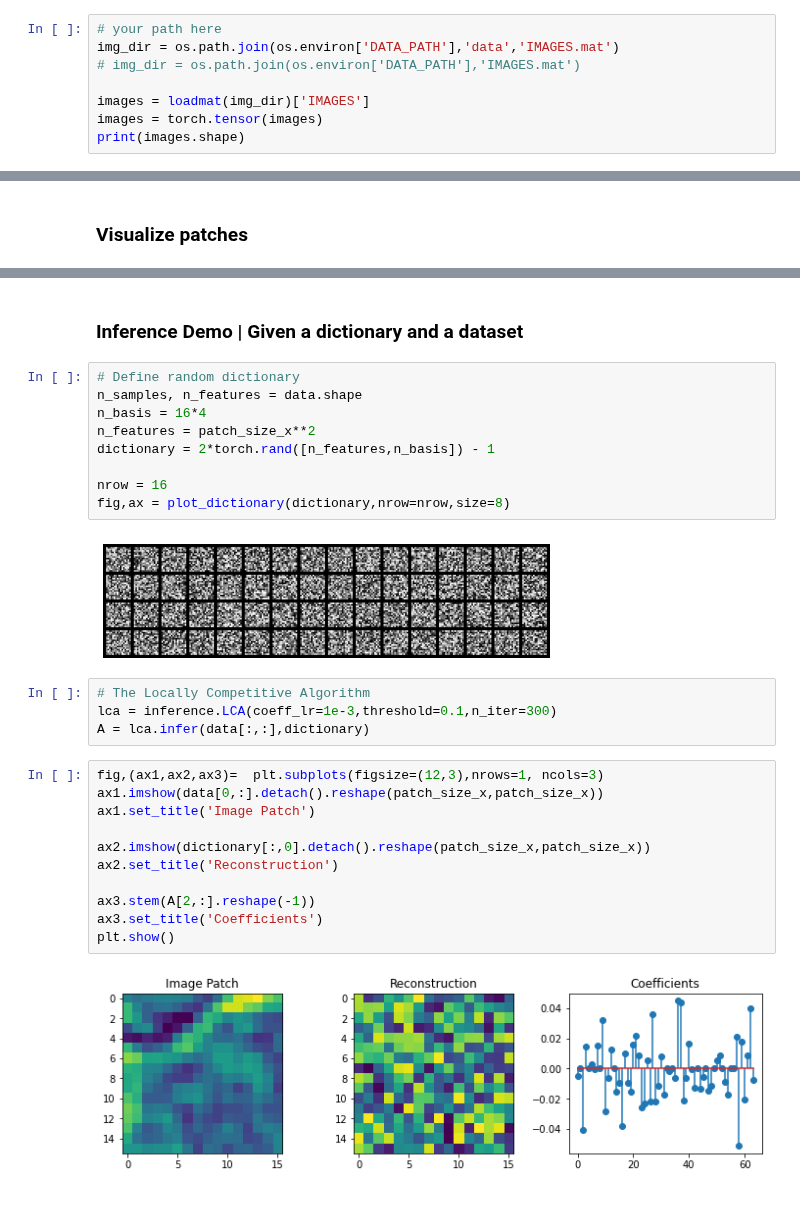
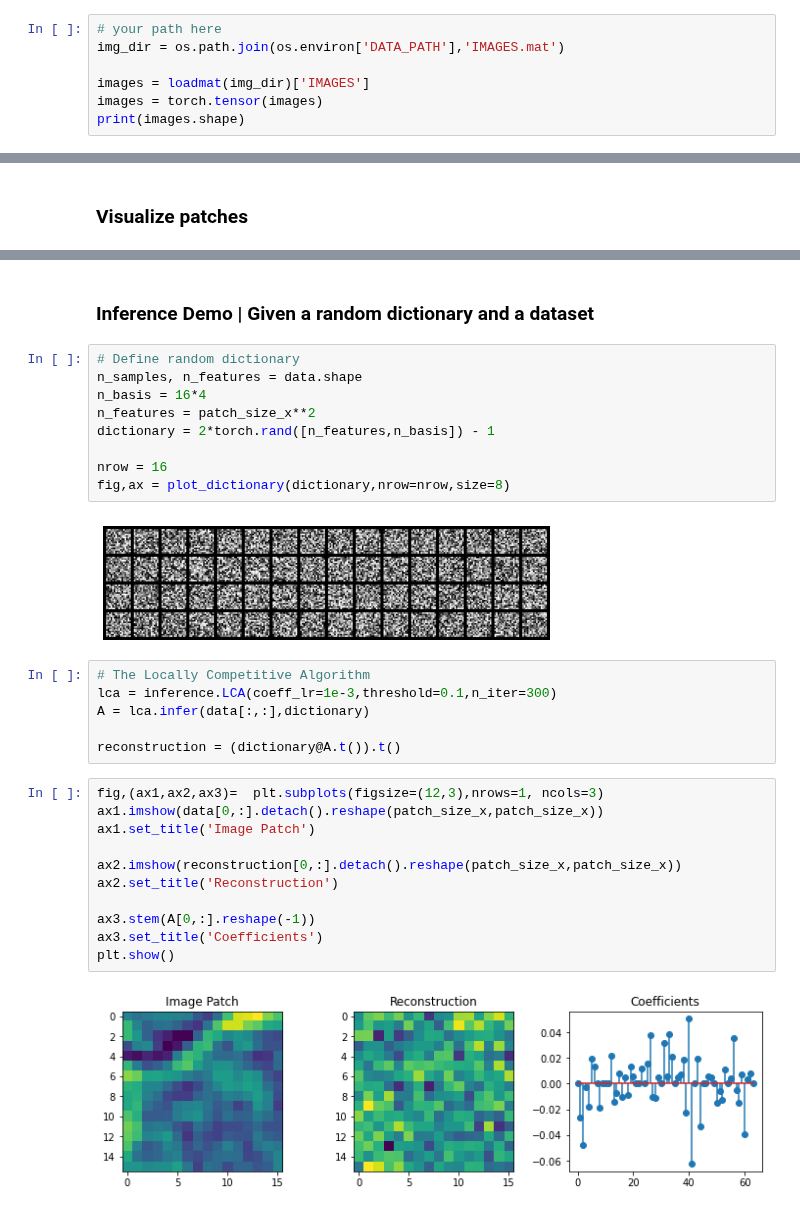
Before and after one commit to rctn/sparsecoding, a Jupyter notebook: examples/inference.ipynb, the cells around one changed output, grey strips where cells are left out. Drawn from its saved outputs; the diff is of its cells as text.

```diff
--- a/examples/inference.ipynb
+++ b/examples/inference.ipynb
@@ -15,8 +16,7 @@ from sparsecoding.visualization import plot_dictionary
 ### Define constants and load data
 # %%
 # your path here
-img_dir = os.path.join(os.environ['DATA_PATH'],'data','IMAGES.mat')
-# img_dir = os.path.join(os.environ['DATA_PATH'],'IMAGES.mat')
+img_dir = os.path.join(os.environ['DATA_PATH'],'IMAGES.mat')
 
 images = loadmat(img_dir)['IMAGES']
 images = torch.tensor(images)
@@ -46,5 +46,5 @@ plt.show()
 # %% [markdown]
-### Inference Demo | Given a dictionary and a dataset
+### Inference Demo | Given a random dictionary and a dataset
 # %%
 # Define random dictionary
 n_samples, n_features = data.shape
@@ -55,21 +55,23 @@ dictionary = 2*torch.rand([n_features,n_basis]) - 1
 nrow = 16
 fig,ax = plot_dictionary(dictionary,nrow=nrow,size=8)
 # %% [output]
-[figure, old version]
+[figure, new version]
 # %%
 # The Locally Competitive Algorithm
 lca = inference.LCA(coeff_lr=1e-3,threshold=0.1,n_iter=300)
 A = lca.infer(data[:,:],dictionary)
+
+reconstruction = (dictionary@A.t()).t()
 # %%
 fig,(ax1,ax2,ax3)=  plt.subplots(figsize=(12,3),nrows=1, ncols=3)
 ax1.imshow(data[0,:].detach().reshape(patch_size_x,patch_size_x))
 ax1.set_title('Image Patch')
 
-ax2.imshow(dictionary[:,0].detach().reshape(patch_size_x,patch_size_x))
+ax2.imshow(reconstruction[0,:].detach().reshape(patch_size_x,patch_size_x))
 ax2.set_title('Reconstruction')
 
-ax3.stem(A[2,:].reshape(-1))
+ax3.stem(A[0,:].reshape(-1))
 ax3.set_title('Coefficients')
 plt.show()
 # %% [output]
-[figure, old version]
+[figure, new version]
```
Also changed, not shown: parts of 6 cells of this notebook, 1 other file.
